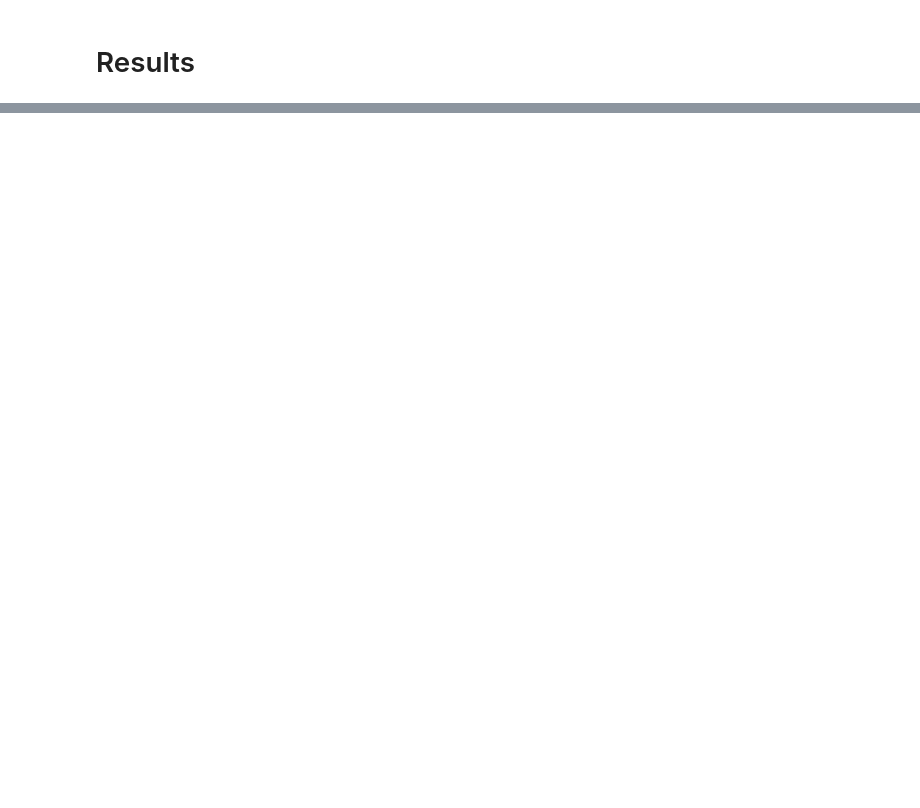
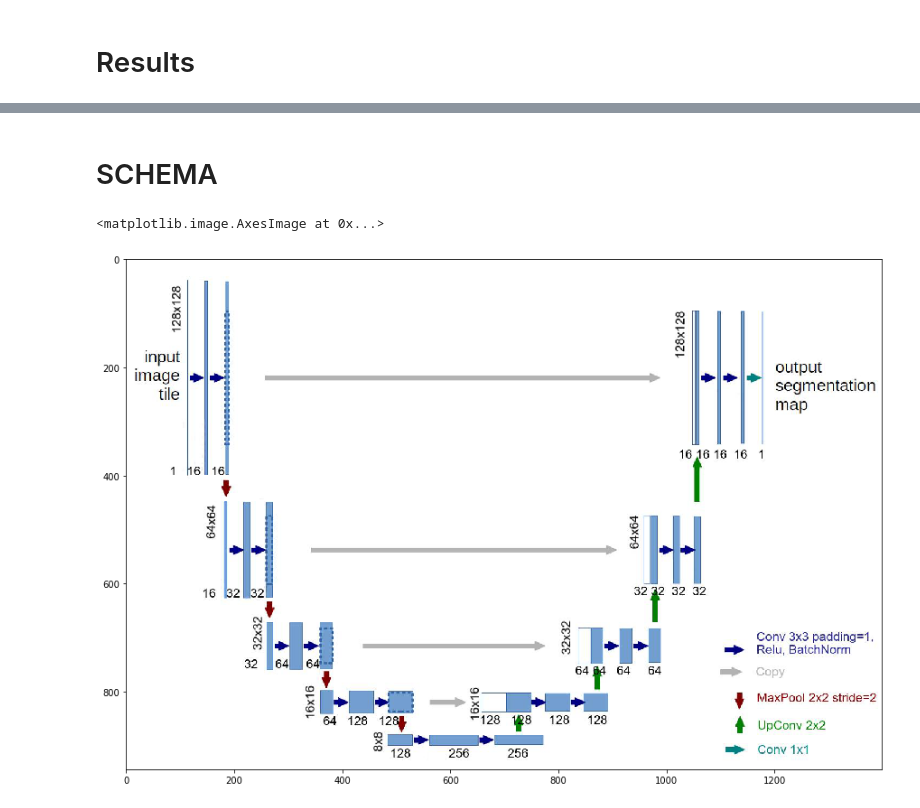
Before and after one commit to kboroszko/NN2, a Jupyter notebook: third_30/third_self_aug_30.ipynb, the cells around one changed output, grey strips where cells are left out. Saved outputs shown, nothing was run; the diff lists cells and outputs as text; code cells hidden in the pictures; blank space fills up the shorter version.

```diff
--- a/third_30/third_self_aug_30.ipynb
+++ b/third_30/third_self_aug_30.ipynb
@@ -690,0 +756,12 @@ print("worst")
+# %% [markdown]
+# SCHEMA
+# %%
+from matplotlib import image
+
+
+fig = plt.figure(figsize=(15,15))
+sub = fig.add_subplot(1, 1, 1)
+sub.imshow(image.imread("scheme.jpg"), interpolation='nearest')
+# %% [output]
+<matplotlib.image.AxesImage at 0x...>
+[figure, added]
```
Also changed, not shown: parts of 12 cells of this notebook, 8 other files.
